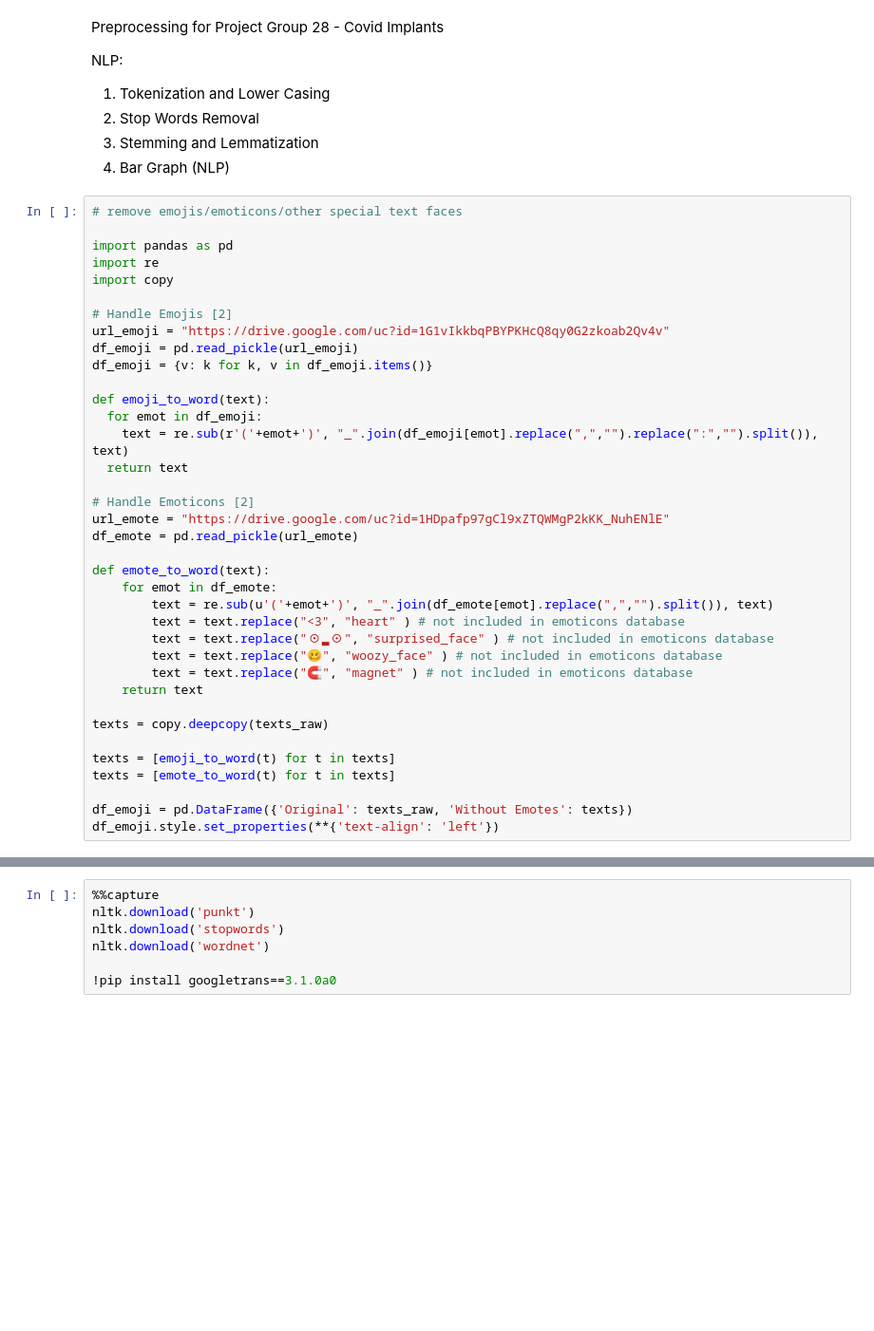
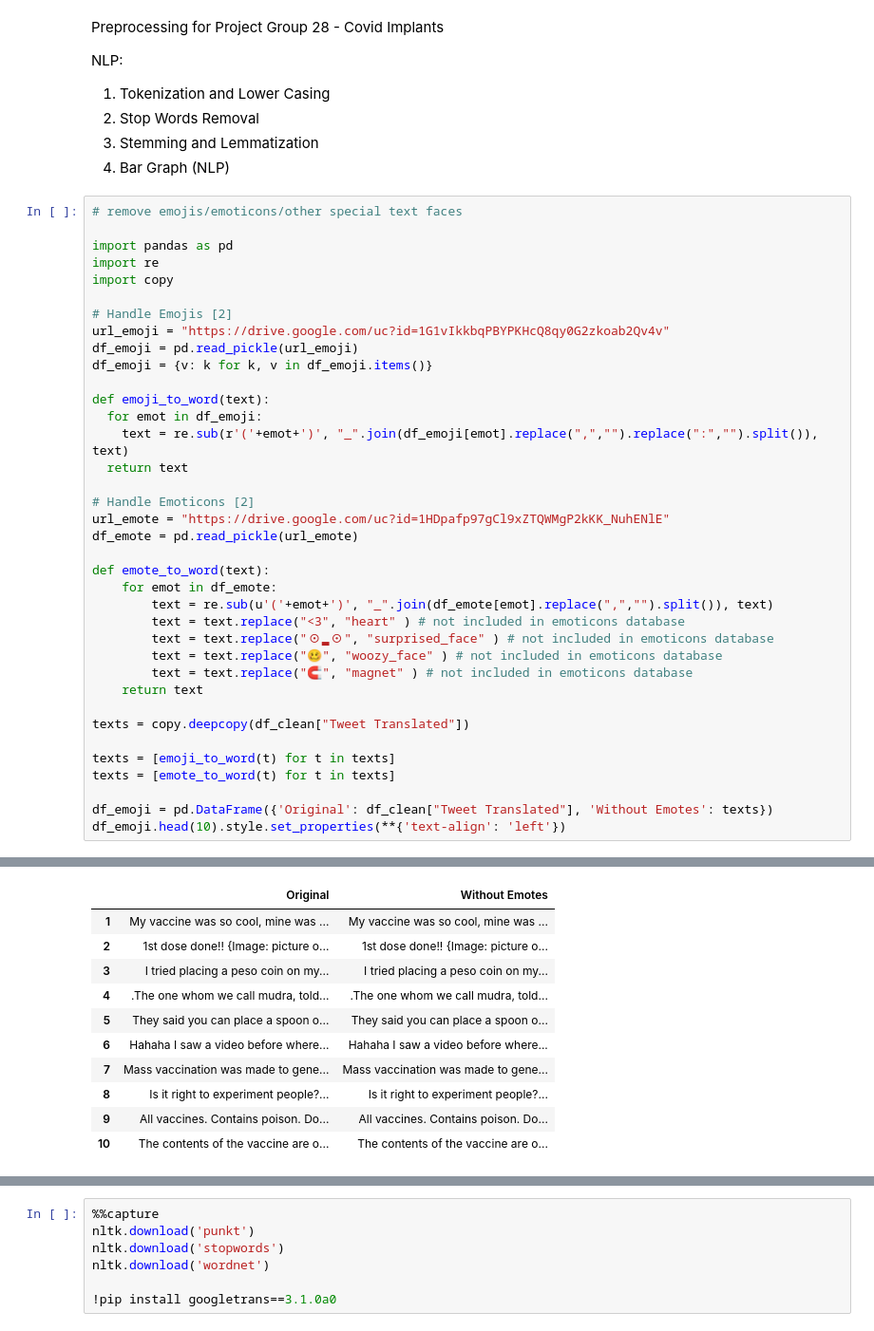
Before and after one commit to KituIco/cs132-g28-covid-vaccine-implants, a Jupyter notebook: misc/Data-Exploration-NLP.ipynb, the cells around one changed output, grey strips where cells are left out. Shown at 95% size. Drawn from its saved outputs; the diff is of its cells as text; blank space fills up the shorter version.

```diff
--- a/misc/Data-Exploration-NLP.ipynb
+++ b/misc/Data-Exploration-NLP.ipynb
@@ -188,11 +198,11 @@ def emote_to_word(text):
         text = text.replace("🧲", "magnet" ) # not included in emoticons database
     return text
 
-texts = copy.deepcopy(texts_raw)
+texts = copy.deepcopy(df_clean["Tweet Translated"])
 
 texts = [emoji_to_word(t) for t in texts]
 texts = [emote_to_word(t) for t in texts]
 
-df_emoji = pd.DataFrame({'Original': texts_raw, 'Without Emotes': texts})
-df_emoji.style.set_properties(**{'text-align': 'left'})
+df_emoji = pd.DataFrame({'Original': df_clean["Tweet Translated"], 'Without Emotes': texts})
+df_emoji.head(10).style.set_properties(**{'text-align': 'left'})
 # %% [output]
@@ -200,3 +209,14 @@ df_emoji.style.set_properties(**{'text-align': 'left'})
+|  | Original | Without Emotes |
+| 1 | My vaccine was so cool, mine was ... | My vaccine was so cool, mine was ... |
+| 2 | 1st dose done!! {Image: picture o... | 1st dose done!! {Image: picture o... |
+| 3 | I tried placing a peso coin on my... | I tried placing a peso coin on my... |
+| 4 | .The one whom we call mudra, told... | .The one whom we call mudra, told... |
+| 5 | They said you can place a spoon o... | They said you can place a spoon o... |
+| 6 | Hahaha I saw a video before where... | Hahaha I saw a video before where... |
+| 7 | Mass vaccination was made to gene... | Mass vaccination was made to gene... |
+| 8 | Is it right to experiment people?... | Is it right to experiment people?... |
+| 9 | All vaccines. Contains poison. Do... | All vaccines. Contains poison. Do... |
+| 10 | The contents of the vaccine are o... | The contents of the vaccine are o... |
 # %%
 import string
 
```
Also changed, not shown: parts of 5 cells of this notebook.
